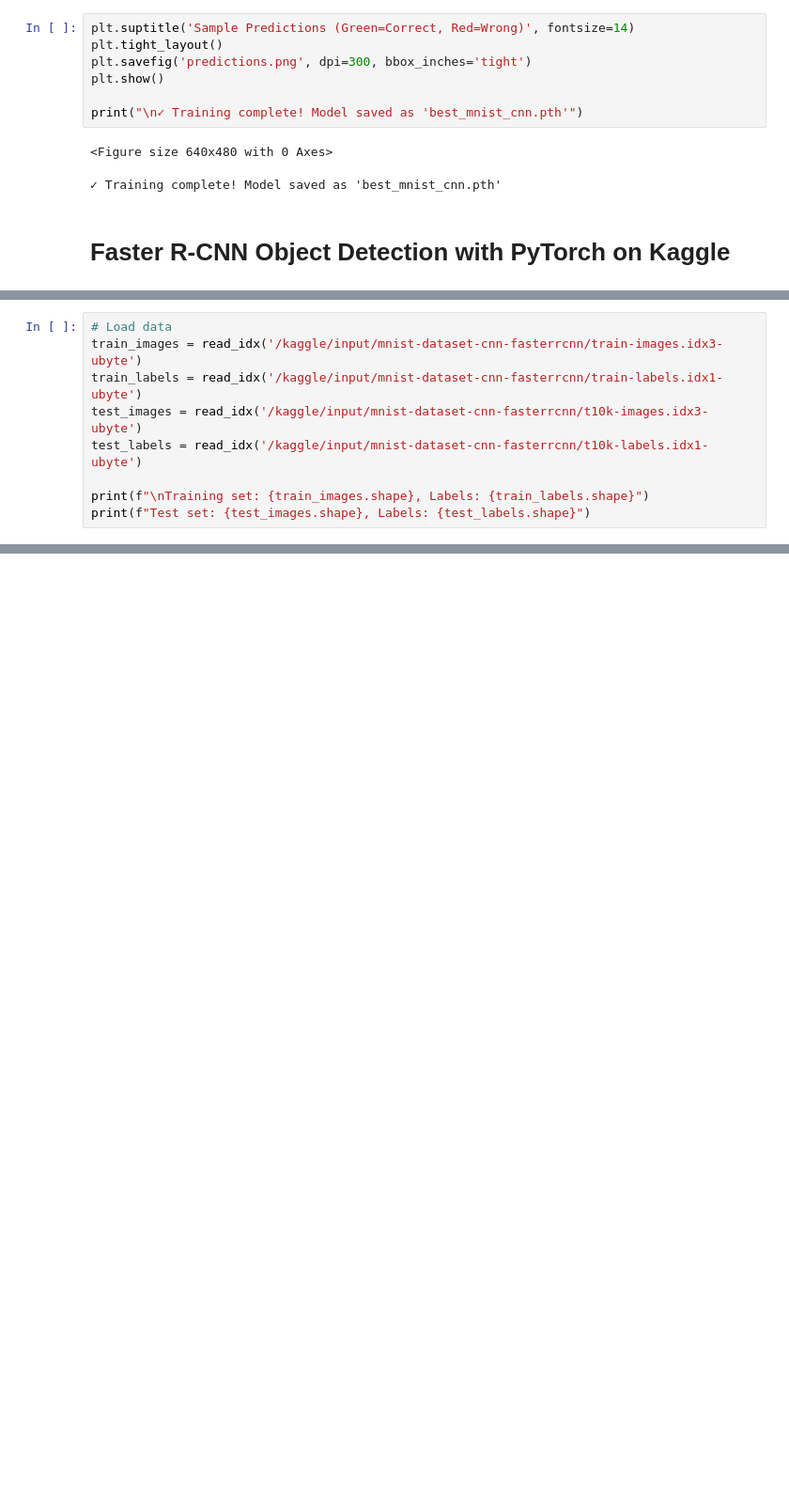
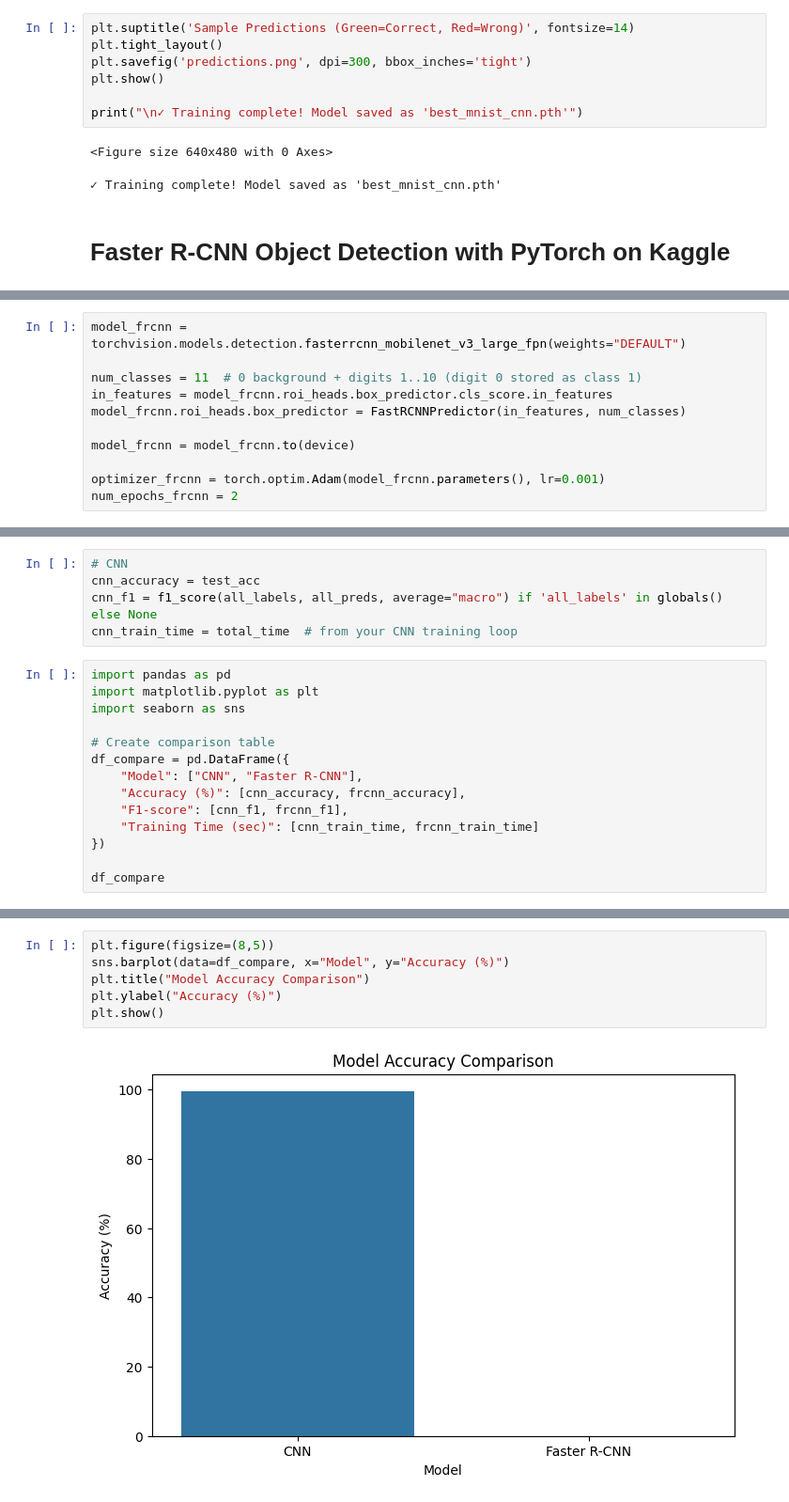
Before and after one commit to bdkaoutar/DeepLearning_Atelier2, a Jupyter notebook: part1/atelier2-1-dl.ipynb, the cells around one changed output, grey strips where cells are left out. Shown: that part at 94% size. Saved outputs shown, nothing was run; the diff lists cells and outputs as text; blank space fills up the shorter version.

Commit message:
final models and comparisons

```diff
--- a/part1/atelier2-1-dl.ipynb
+++ b/part1/atelier2-1-dl.ipynb
@@ -495,9 +441,0 @@ def read_idx(filename):
-# %%
-# Load data
-train_images = read_idx('/kaggle/input/mnist-dataset-cnn-fasterrcnn/train-images.idx3-ubyte')
-train_labels = read_idx('/kaggle/input/mnist-dataset-cnn-fasterrcnn/train-labels.idx1-ubyte')
-test_images = read_idx('/kaggle/input/mnist-dataset-cnn-fasterrcnn/t10k-images.idx3-ubyte')
-test_labels = read_idx('/kaggle/input/mnist-dataset-cnn-fasterrcnn/t10k-labels.idx1-ubyte')
-
-print(f"\nTraining set: {train_images.shape}, Labels: {train_labels.shape}")
-print(f"Test set: {test_images.shape}, Labels: {test_labels.shape}")
@@ -1013,0 +502,11 @@ print("For simple MNIST classification, a standard CNN is more efficient.")
+# %%
+model_frcnn = torchvision.models.detection.fasterrcnn_mobilenet_v3_large_fpn(weights="DEFAULT")
+
+num_classes = 11  # 0 background + digits 1..10 (digit 0 stored as class 1)
+in_features = model_frcnn.roi_heads.box_predictor.cls_score.in_features
+model_frcnn.roi_heads.box_predictor = FastRCNNPredictor(in_features, num_classes)
+
+model_frcnn = model_frcnn.to(device)
+
+optimizer_frcnn = torch.optim.Adam(model_frcnn.parameters(), lr=0.001)
+num_epochs_frcnn = 2
@@ -1013,0 +582,19 @@ print("For simple MNIST classification, a standard CNN is more efficient.")
+# %%
+# CNN
+cnn_accuracy = test_acc
+cnn_f1 = f1_score(all_labels, all_preds, average="macro") if 'all_labels' in globals() else None
+cnn_train_time = total_time  # from your CNN training loop
+# %%
+import pandas as pd
+import matplotlib.pyplot as plt
+import seaborn as sns
+
+# Create comparison table
+df_compare = pd.DataFrame({
+    "Model": ["CNN", "Faster R-CNN"],
+    "Accuracy (%)": [cnn_accuracy, frcnn_accuracy],
+    "F1-score": [cnn_f1, frcnn_f1],
+    "Training Time (sec)": [cnn_train_time, frcnn_train_time]
+})
+
+df_compare
@@ -1013,0 +605,8 @@ print("For simple MNIST classification, a standard CNN is more efficient.")
+# %%
+plt.figure(figsize=(8,5))
+sns.barplot(data=df_compare, x="Model", y="Accuracy (%)")
+plt.title("Model Accuracy Comparison")
+plt.ylabel("Accuracy (%)")
+plt.show()
+# %% [output]
+[figure, added]
```
Also changed, not shown: parts of 63 cells of this notebook.
